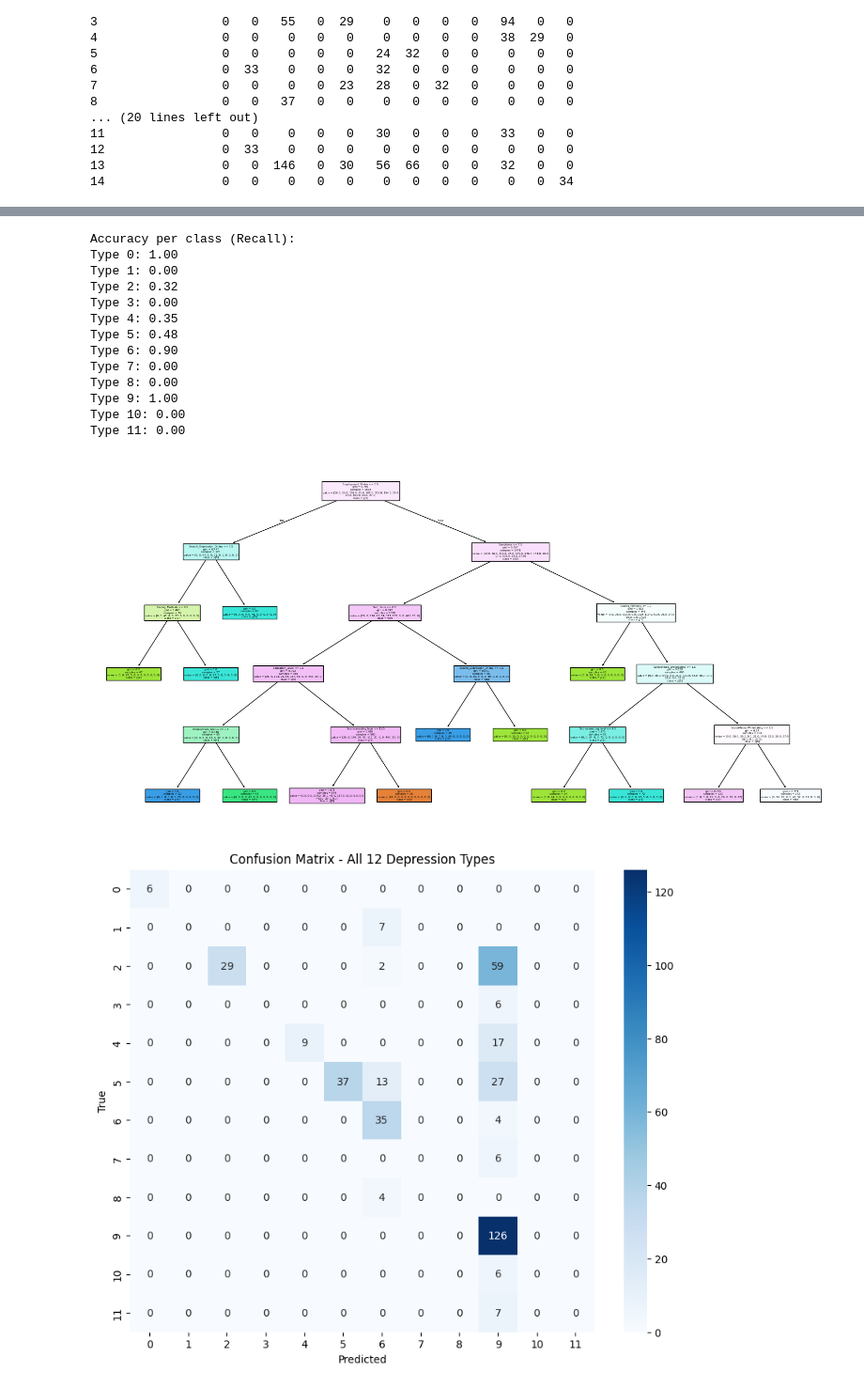
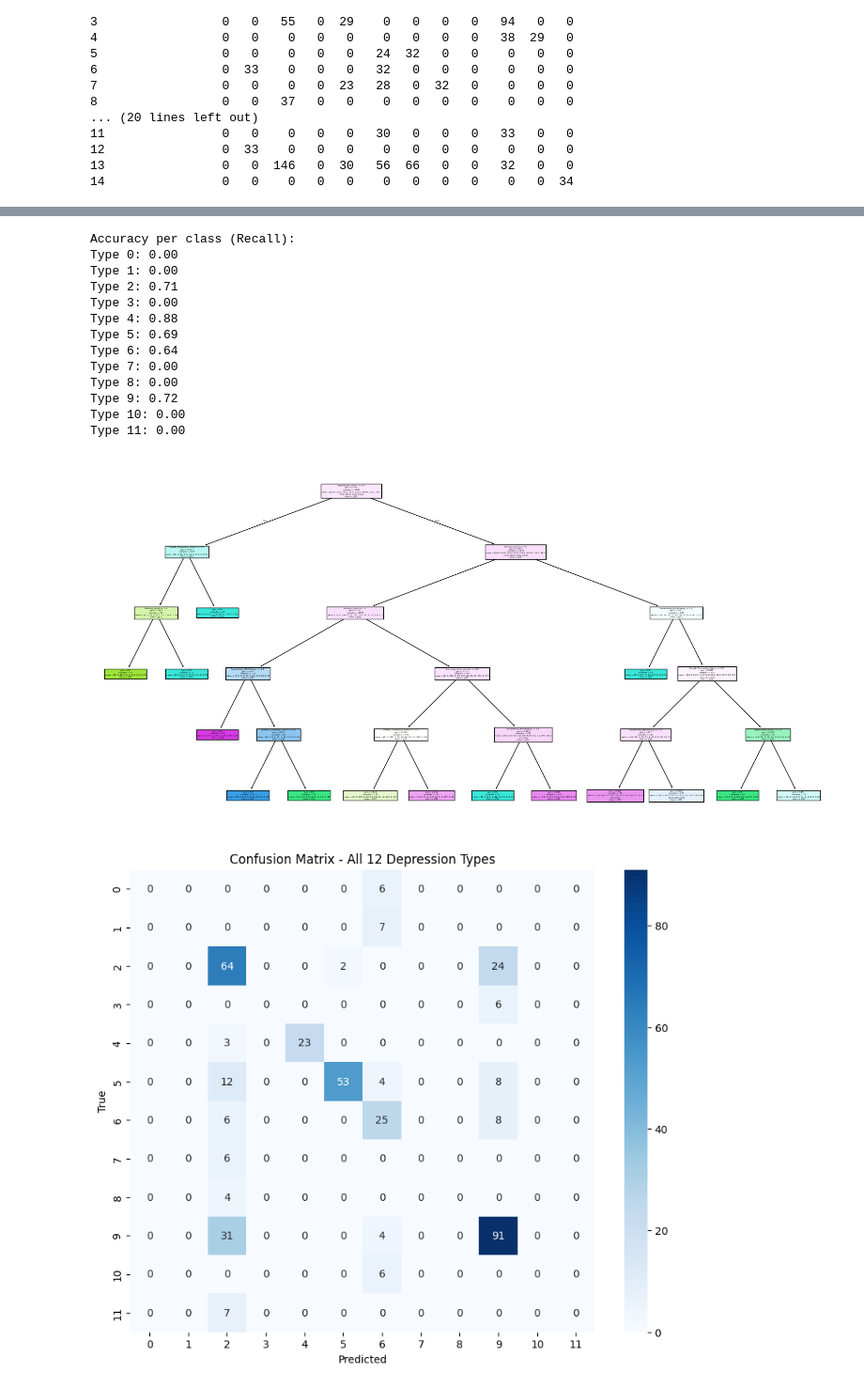
Before and after one commit to ppanturat/Classification-of-Twelve-Types-of-Depression, a Jupyter notebook: model.ipynb, the cells around one changed output, grey strips where cells are left out. Shown at 94% size. Saved outputs shown, nothing was run; the diff lists cells and outputs as text; code cells hidden in the pictures.

```diff
--- a/model.ipynb
+++ b/model.ipynb
@@ -222,6 +242,8 @@ Coping_Methods
 13                0   0  146   0  30   56  66   0   0   32   0   0
 14                0   0    0   0   0    0   0   0   0    0   0  34
 # %%
+# Decision Tree
+
 import pandas as pd
 import numpy as np
 import matplotlib.pyplot as plt
@@ -267,7 +289,7 @@ train_sizes, train_scores, test_scores = learning_curve(
 plt.figure(figsize=(10, 6))
 plt.plot(train_sizes, np.mean(train_scores, axis=1), 'o-', label="Training Score")
 plt.plot(train_sizes, np.mean(test_scores, axis=1), 'o-', label="Cross-validation Score")
-plt.title("Logistic Regression Learning Curve")
+plt.title("Decision Tree Learning Curve")
 plt.legend()
 plt.show()
 # %% [output]
@@ -276,15 +298,15 @@ Tree Accuracy (Test): 0.605
 Accuracy per class (Recall):
-Type 0: 1.00
+Type 0: 0.00
 Type 1: 0.00
-Type 2: 0.32
+Type 2: 0.71
 Type 3: 0.00
-Type 4: 0.35
-Type 5: 0.48
-Type 6: 0.90
+Type 4: 0.88
+Type 5: 0.69
+Type 6: 0.64
 Type 7: 0.00
 Type 8: 0.00
-Type 9: 1.00
+Type 9: 0.72
 Type 10: 0.00
 Type 11: 0.00
-[figure, old version]
+[figure, new version]
-[figure, old version]
+[figure, new version]
```
Also changed, not shown: parts of 6 cells of this notebook, 2 other files.
